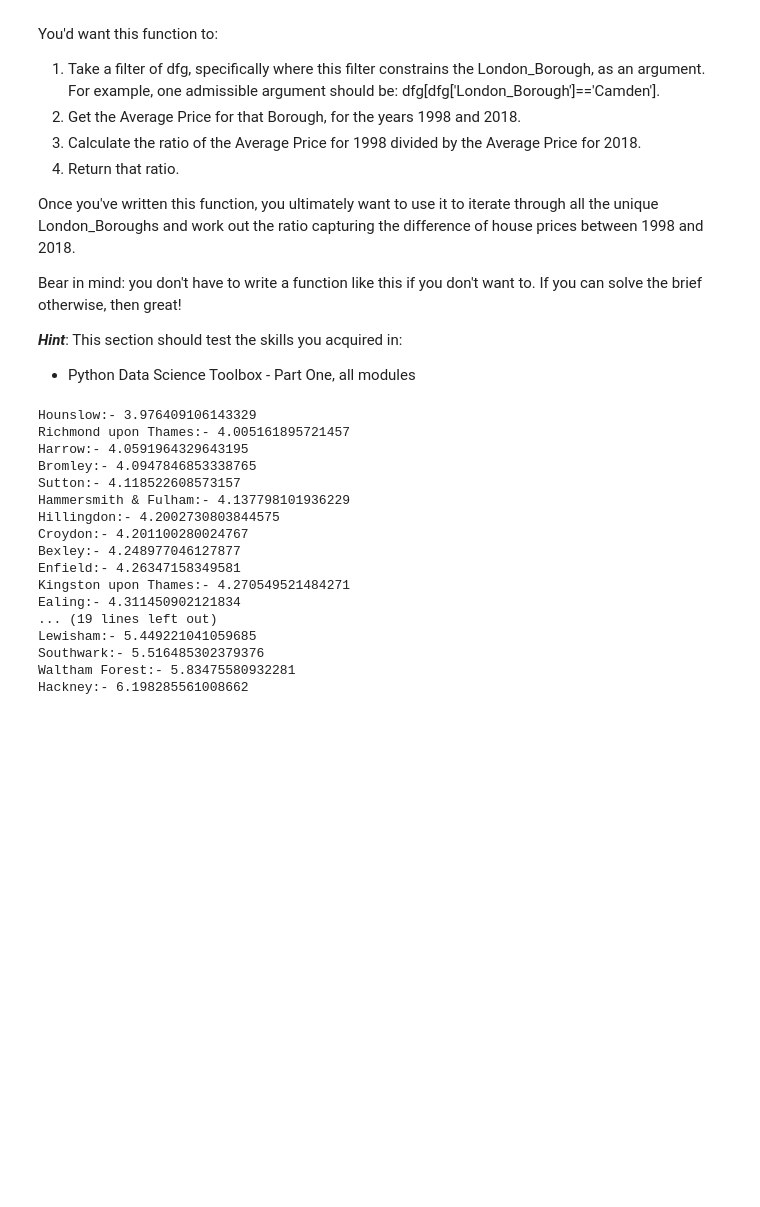
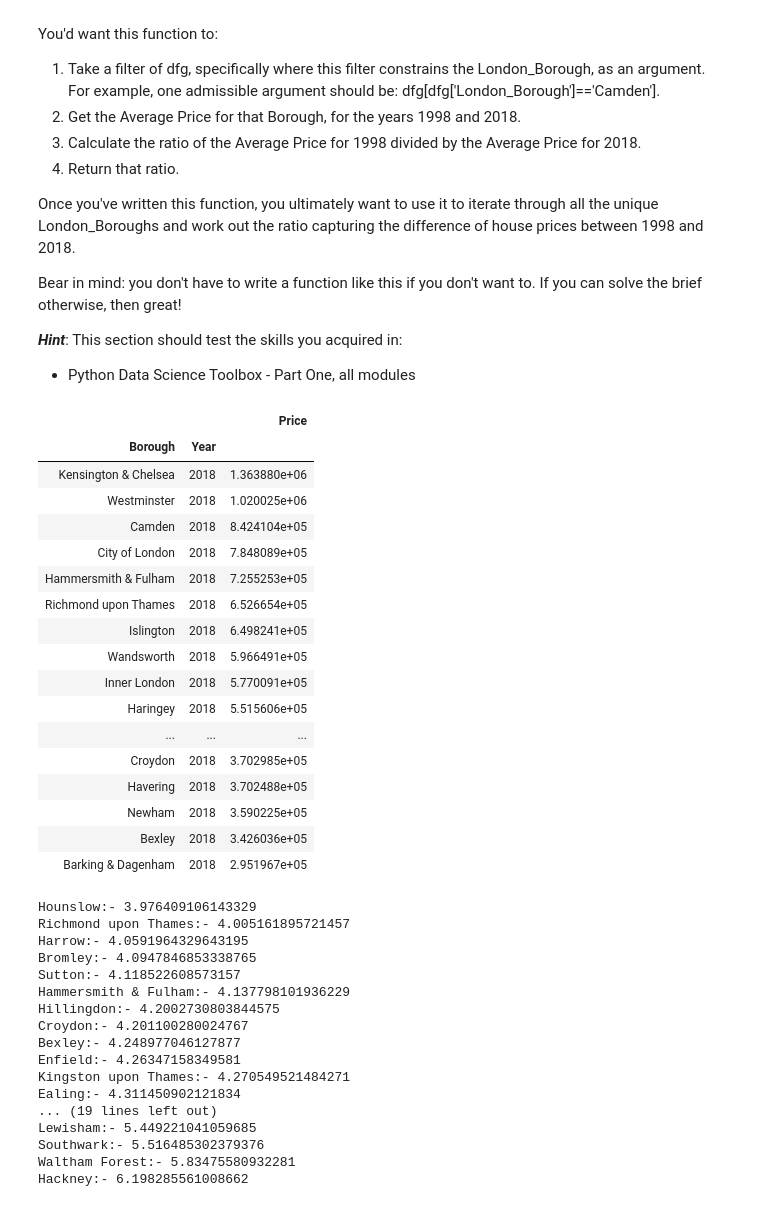
Before and after one commit to suryaiyer/London-Housing-Case-Study, a Jupyter notebook: Unit 4 Challenge - Tier 3.ipynb, the cells around one changed output. Saved outputs shown, nothing was run; the diff lists cells and outputs as text; code cells hidden in the pictures; blank space fills up the shorter version.

```diff
--- a/Unit 4 Challenge - Tier 3.ipynb
+++ b/Unit 4 Challenge - Tier 3.ipynb
@@ -325,6 +313,27 @@ def ratio_prices(df, Borough):
 dictionary  = {}
 for Borough in Boroughs:
     dictionary[Borough] =ratio_prices(properties_melted_yearly_avg, Borough)
+# %%
+properties_melted_yearly_avg.loc[(slice(None),2018),:].sort_values(by = 'Price', ascending = False)
+# %% [output]
+|  |  | Price |
+| Borough | Year |  |
+| Kensington & Chelsea | 2018 | 1.363880e+06 |
+| Westminster | 2018 | 1.020025e+06 |
+| Camden | 2018 | 8.424104e+05 |
+| City of London | 2018 | 7.848089e+05 |
+| Hammersmith & Fulham | 2018 | 7.255253e+05 |
+| Richmond upon Thames | 2018 | 6.526654e+05 |
+| Islington | 2018 | 6.498241e+05 |
+| Wandsworth | 2018 | 5.966491e+05 |
+| Inner London | 2018 | 5.770091e+05 |
+| Haringey | 2018 | 5.515606e+05 |
+| ... | ... | ... |
+| Croydon | 2018 | 3.702985e+05 |
+| Havering | 2018 | 3.702488e+05 |
+| Newham | 2018 | 3.590225e+05 |
+| Bexley | 2018 | 3.426036e+05 |
+| Barking & Dagenham | 2018 | 2.951967e+05 |
 # %%
 for Borough in sorted(dictionary, key = dictionary.get):
     print(Borough + ':-', dictionary[Borough])
```
Also changed, not shown: parts of 9 cells of this notebook.
